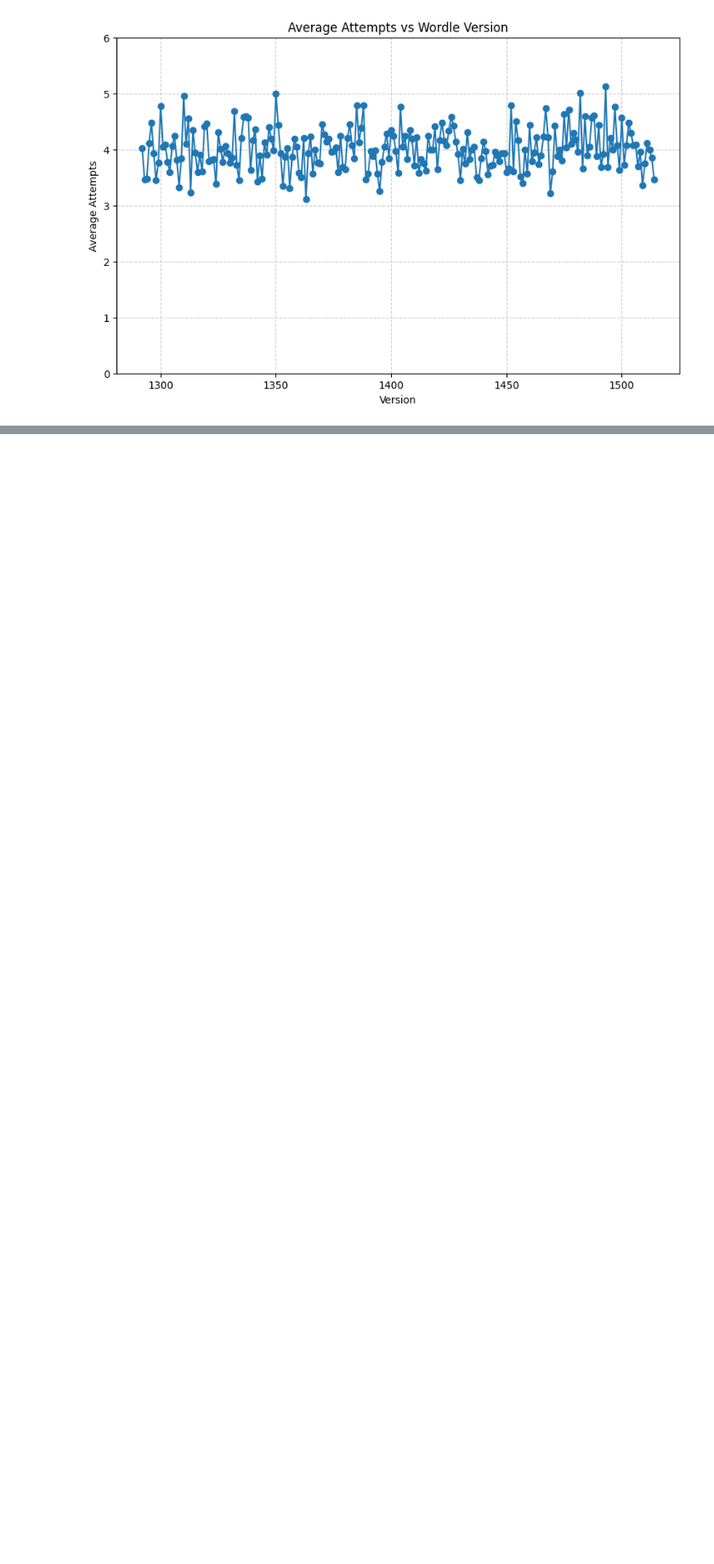
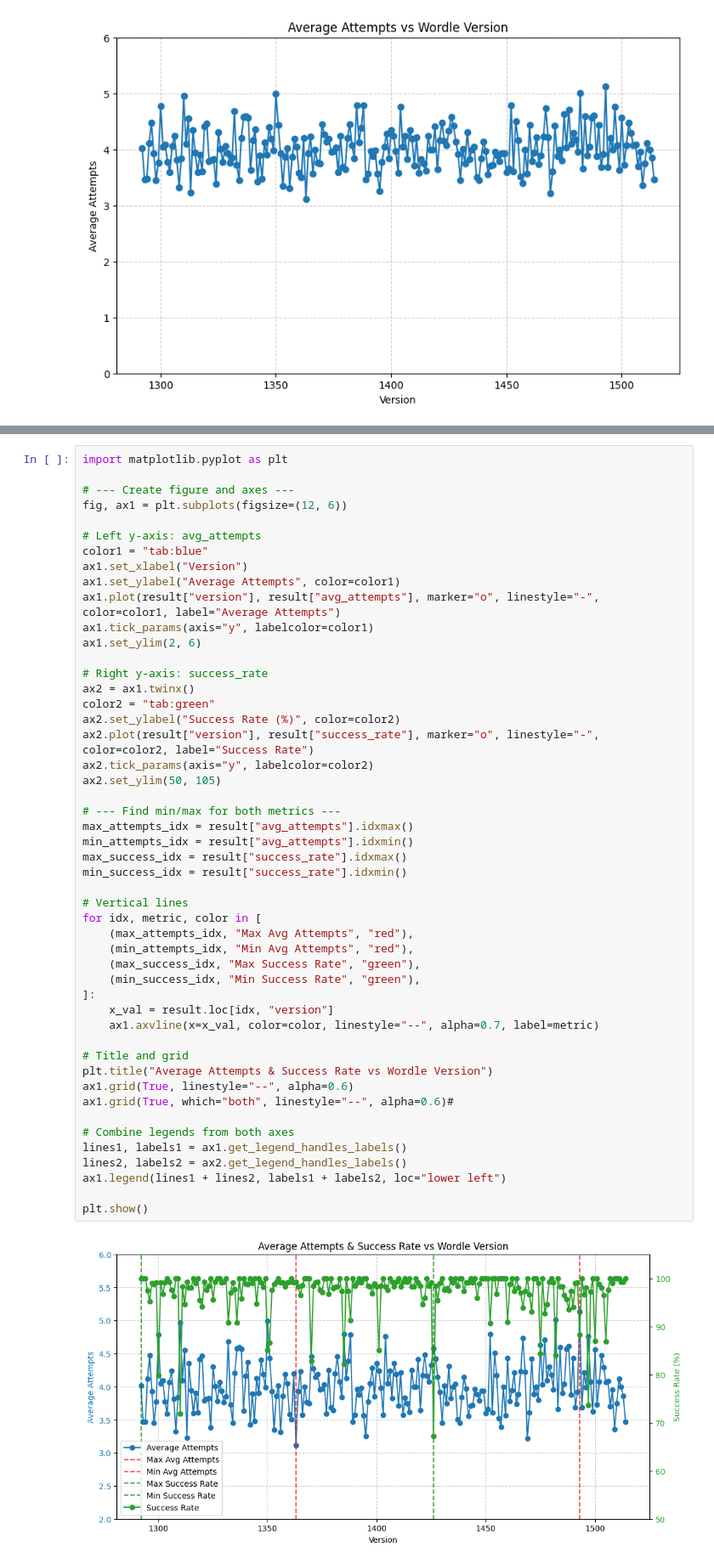
Before and after one commit to shashi3876/WordleDifficultyAnalysis, a Jupyter notebook: AnalyzeWordleUsingOctoparse.ipynb, the cells around one changed output, grey strips where cells are left out. Shown at 85% size. Drawn from its saved outputs; the diff is of its cells as text; blank space fills up the shorter version.

```diff
--- a/AnalyzeWordleUsingOctoparse.ipynb
+++ b/AnalyzeWordleUsingOctoparse.ipynb
@@ -189,0 +199,51 @@ plt.show()
+# %%
+import matplotlib.pyplot as plt
+
+# --- Create figure and axes ---
+fig, ax1 = plt.subplots(figsize=(12, 6))
+
+# Left y-axis: avg_attempts
+color1 = "tab:blue"
+ax1.set_xlabel("Version")
+ax1.set_ylabel("Average Attempts", color=color1)
+ax1.plot(result["version"], result["avg_attempts"], marker="o", linestyle="-", color=color1, label="Average Attempts")
+ax1.tick_params(axis="y", labelcolor=color1)
+ax1.set_ylim(2, 6)
+
+# Right y-axis: success_rate
+ax2 = ax1.twinx()
+color2 = "tab:green"
+ax2.set_ylabel("Success Rate (%)", color=color2)
+ax2.plot(result["version"], result["success_rate"], marker="o", linestyle="-", color=color2, label="Success Rate")
+ax2.tick_params(axis="y", labelcolor=color2)
+ax2.set_ylim(50, 105)
+
+# --- Find min/max for both metrics ---
+max_attempts_idx = result["avg_attempts"].idxmax()
+min_attempts_idx = result["avg_attempts"].idxmin()
+max_success_idx = result["success_rate"].idxmax()
+min_success_idx = result["success_rate"].idxmin()
+
+# Vertical lines
+for idx, metric, color in [
+    (max_attempts_idx, "Max Avg Attempts", "red"),
+    (min_attempts_idx, "Min Avg Attempts", "red"),
+    (max_success_idx, "Max Success Rate", "green"),
+    (min_success_idx, "Min Success Rate", "green"),
+]:
+    x_val = result.loc[idx, "version"]
+    ax1.axvline(x=x_val, color=color, linestyle="--", alpha=0.7, label=metric)
+
+# Title and grid
+plt.title("Average Attempts & Success Rate vs Wordle Version")
+ax1.grid(True, linestyle="--", alpha=0.6)
+ax1.grid(True, which="both", linestyle="--", alpha=0.6)#
+
+# Combine legends from both axes
+lines1, labels1 = ax1.get_legend_handles_labels()
+lines2, labels2 = ax2.get_legend_handles_labels()
+ax1.legend(lines1 + lines2, labels1 + labels2, loc="lower left")
+
+plt.show()
+# %% [output]
+[figure, added]
```
Also changed, not shown: parts of 4 cells of this notebook.
